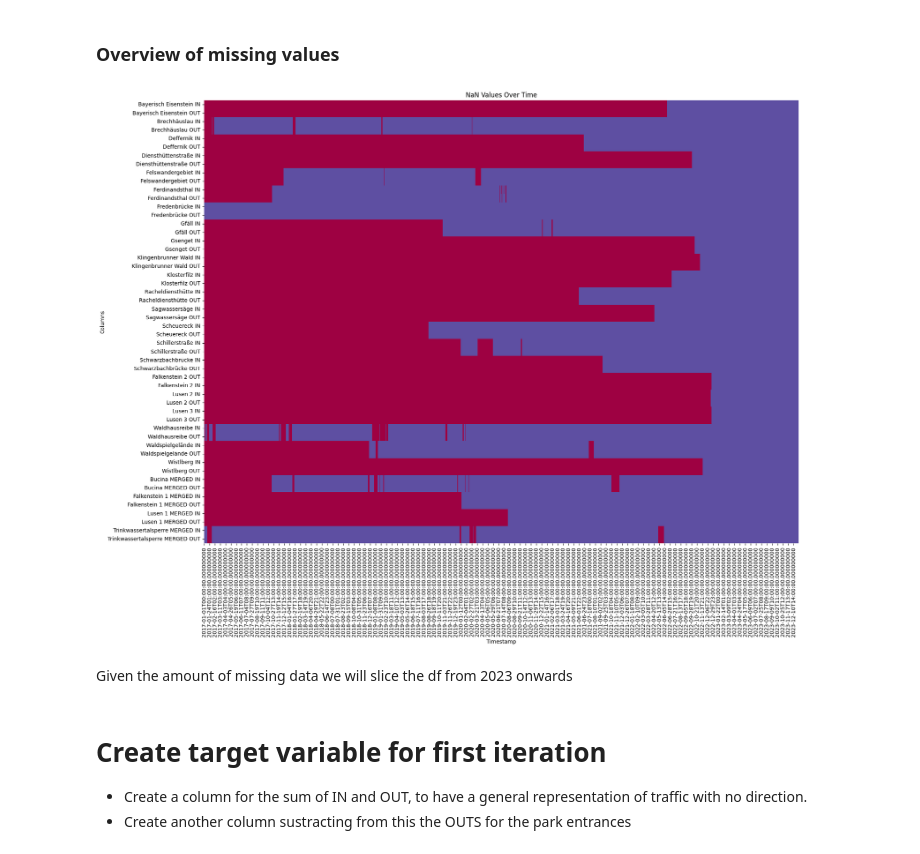
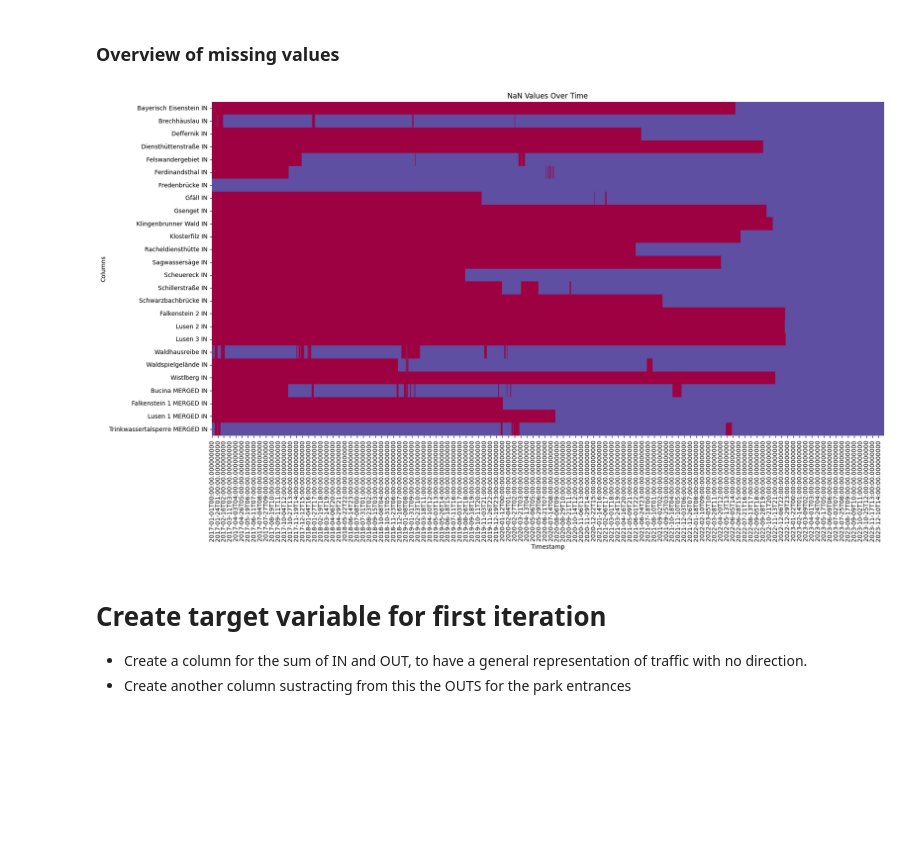
Before and after one commit to m-mango/bavarian-forest-visitor-monitoring-dssgx-24, a Jupyter notebook: cleaning-manual-visitor-count-data.ipynb, the cells around one changed output. Drawn from its saved outputs; the diff is of its cells as text; code cells hidden in the pictures; blank space fills up the shorter version.

```diff
--- a/cleaning-manual-visitor-count-data.ipynb
+++ b/cleaning-manual-visitor-count-data.ipynb
@@ -122,7 +122,7 @@ After reviewing all the columns to check for inconsistencies I arrived to a list
 
 to_drop = ['Brechhäuslau Fußgänger IN', 'Brechhäuslau Fußgänger OUT', 'Waldhausreibe Channel 1 IN', 'Waldhausreibe Channel 2 OUT']
 
-to_create = ['Bucina_Multi IN']
+to_create = 'Bucina_Multi IN'
 
 
 to_rename = {'Bucina IN': 'Bucina PYRO IN',
@@ -533,35 +533,34 @@ traffic_columns = [col for col in df.columns
                     if "Fahrräder" not in col
                     and "Fußgänger" not in col]
 
 traffic_columns = [col for col in traffic_columns
                     if "Bucina" not in col
                     and "Trinkwass" not in col
                     and "TFG" not in col
                     and "Lusen 1" not in col
                     and "Falkenstein 1" not in col]
 
 keys_list = list(merge.keys())
 
 for key in keys_list:
     traffic_columns.append(key)
 
+traffic_IN = [col for col in traffic_columns if "IN" in col]
 
-nan_df = df[traffic_columns].isna()
+nan_df = df[traffic_IN].isna()
 
 # Set up the plot
-plt.figure(figsize=(20, 15))
+plt.figure(figsize=(20, 10))
 
 # Plot the heatmap
 sns.heatmap(nan_df.T, cmap='Spectral_r', cbar=False)
 
 # Set axis labels
 plt.xlabel('Timestamp')
 plt.ylabel('Columns')
 plt.title('NaN Values Over Time')
 
 # Show the plot
 plt.show()
 # %% [output]
-[figure, old version]
+[figure, new version]
-# %% [markdown]
-Given the amount of missing data we will slice the df from 2023 onwards
```
Also changed, not shown: parts of 16 cells of this notebook.
